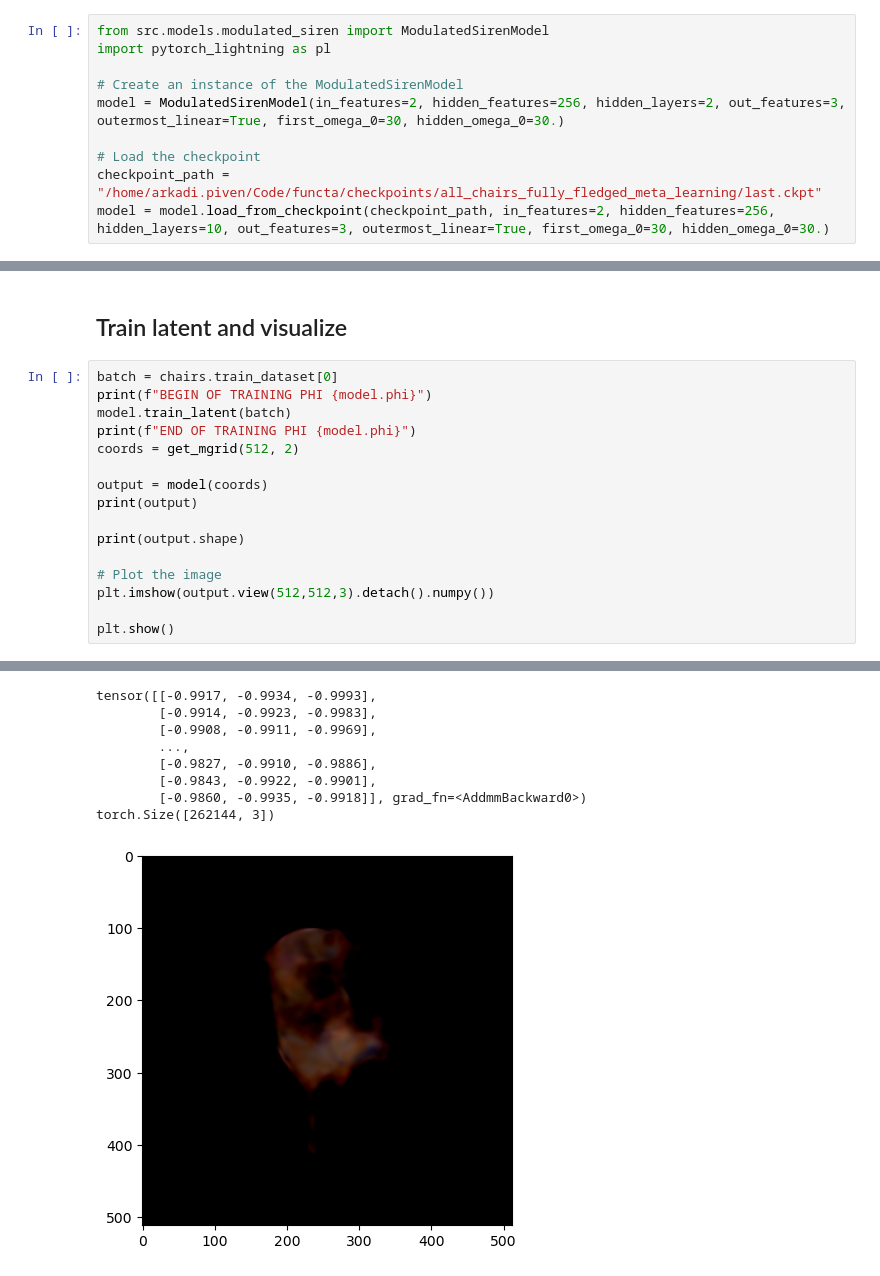
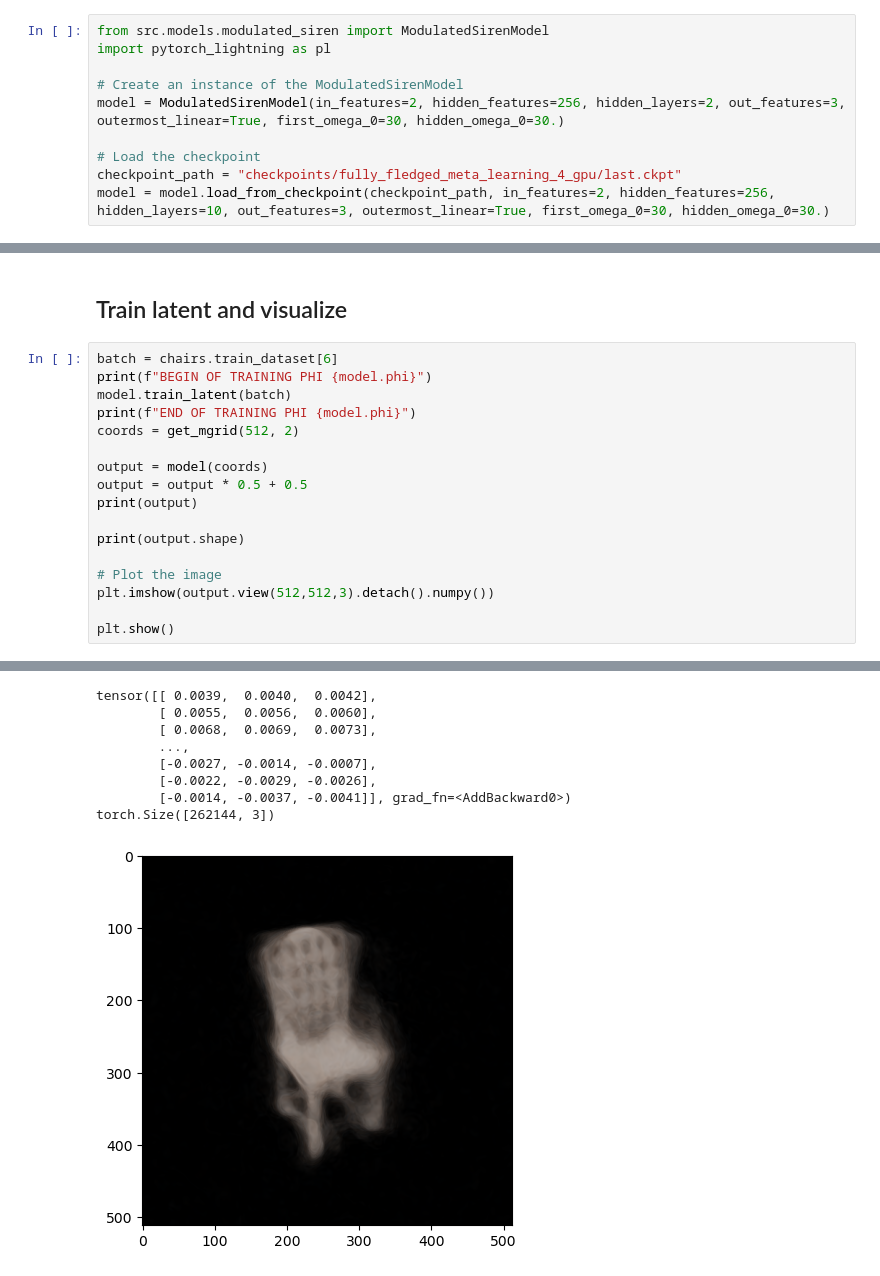
Before and after one commit to royvelich/functa, a Jupyter notebook: visualization.ipynb, the cells around one changed output, grey strips where cells are left out. Drawn from its saved outputs; the diff is of its cells as text.

```diff
--- a/visualization.ipynb
+++ b/visualization.ipynb
@@ -10,7 +10,7 @@ import pytorch_lightning as pl
 model = ModulatedSirenModel(in_features=2, hidden_features=256, hidden_layers=2, out_features=3, outermost_linear=True, first_omega_0=30, hidden_omega_0=30.)
 
 # Load the checkpoint
-checkpoint_path = "/home/arkadi.piven/Code/functa/checkpoints/all_chairs_fully_fledged_meta_learning/last.ckpt"
+checkpoint_path = "checkpoints/fully_fledged_meta_learning_4_gpu/last.ckpt"
 model = model.load_from_checkpoint(checkpoint_path, in_features=2, hidden_features=256, hidden_layers=10, out_features=3, outermost_linear=True, first_omega_0=30, hidden_omega_0=30.)
 # %%
 import torch
@@ -70,13 +72,14 @@ Clipping input data to the valid range for imshow with RGB data ([0..1] for floa
 # %% [markdown]
 ## Train latent and visualize
 # %%
-batch = chairs.train_dataset[0]
+batch = chairs.train_dataset[6]
 print(f"BEGIN OF TRAINING PHI {model.phi}")
 model.train_latent(batch)
 print(f"END OF TRAINING PHI {model.phi}")
 coords = get_mgrid(512, 2)
 
 output = model(coords)
+output = output * 0.5 + 0.5
 print(output)
 
 print(output.shape)
@@ -170,10 +173,10 @@ tensor([-7.9820e-04,  5.2569e-03,  6.3729e-03,  1.7979e-02,  9.9225e-03,
 Clipping input data to the valid range for imshow with RGB data ([0..1] for floats or [0..255] for integers).
-tensor([[-0.9917, -0.9934, -0.9993],
-        [-0.9914, -0.9923, -0.9983],
-        [-0.9908, -0.9911, -0.9969],
+tensor([[ 0.0039,  0.0040,  0.0042],
+        [ 0.0055,  0.0056,  0.0060],
+        [ 0.0068,  0.0069,  0.0073],
         ...,
-        [-0.9827, -0.9910, -0.9886],
-        [-0.9843, -0.9922, -0.9901],
-        [-0.9860, -0.9935, -0.9918]], grad_fn=<AddmmBackward0>)
+        [-0.0027, -0.0014, -0.0007],
+        [-0.0022, -0.0029, -0.0026],
+        [-0.0014, -0.0037, -0.0041]], grad_fn=<AddBackward0>)
 torch.Size([262144, 3])
-[figure, old version]
+[figure, new version]
```
Also changed, not shown: parts of 3 cells of this notebook, 2 other files.
